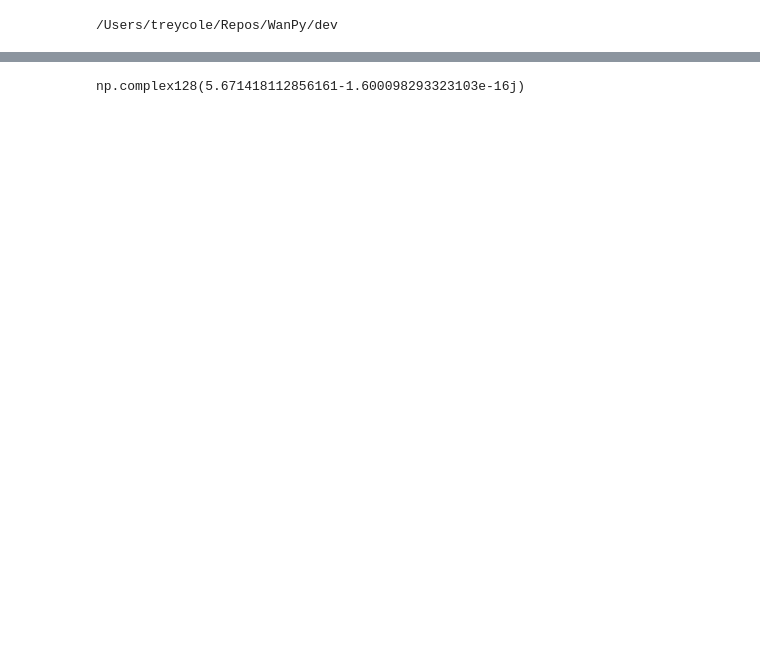
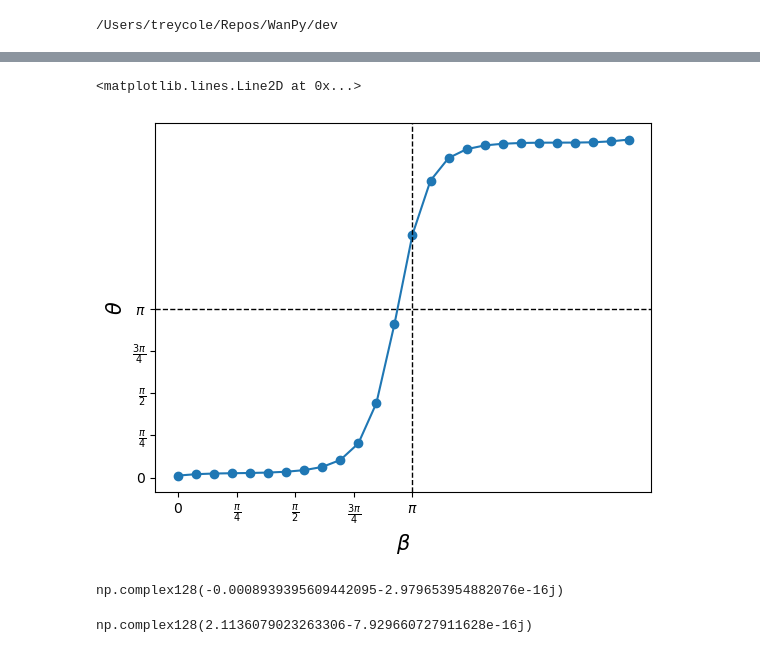
Before and after one commit to treycole/WanPy, a Jupyter notebook: dev/adiabatic_dim.ipynb, the cells around one changed output, grey strips where cells are left out. Drawn from its saved outputs; the diff is of its cells as text; code cells hidden in the pictures; blank space fills up the shorter version.

```diff
--- a/dev/adiabatic_dim.ipynb
+++ b/dev/adiabatic_dim.ipynb
@@ -274,4 +308,34 @@ ax.axvline(np.pi, ls='--', lw=1, c='k')
+# %%
+#### Plotting theta(beta)
+
+fig, ax = plt.subplots()
+
+ax.set_xlabel(r"$\beta$", size=15)
+ax.set_ylabel(r"$\theta$", size=15)
+
+tick_positions = np.arange(0, np.pi+np.pi/4, np.pi/4)
+tick_labels = [r"$0$", r"$\frac{\pi}{4}$", r"$\frac{\pi}{2}$", r"$\frac{3\pi}{4}$", r"$\pi$"]
+
+# Set the ticks and labels for both axes
+ax.set_xticks(tick_positions)
+ax.set_xticklabels(tick_labels)
+ax.set_yticks(tick_positions)
+ax.set_yticklabels(tick_labels)
+# ax.set_ylim(0, np.pi+.2)
+# ax.set_xlim(0, np.pi+.2)
+
+ax.plot(betas, thetas.real)
+ax.scatter(betas, thetas.real)
+ax.axhline(np.pi, ls='--', lw=1, c='k')
+ax.axvline(np.pi, ls='--', lw=1, c='k')
+# %% [output]
+<matplotlib.lines.Line2D at 0x...>
+[figure, added]
+# %%
+chern2_density[1,1,1, 28]
+# %% [output]
+np.complex128(-0.0008939395609442095-2.979653954882076e-16j)
 # %%
-thetas[-1]
+thetas[-12]
 # %% [output]
-np.complex128(5.671418112856161-1.600098293323103e-16j)
+np.complex128(2.1136079023263306-7.929660727911628e-16j)
```
Also changed, not shown: parts of 14 cells of this notebook, 4 other files.
